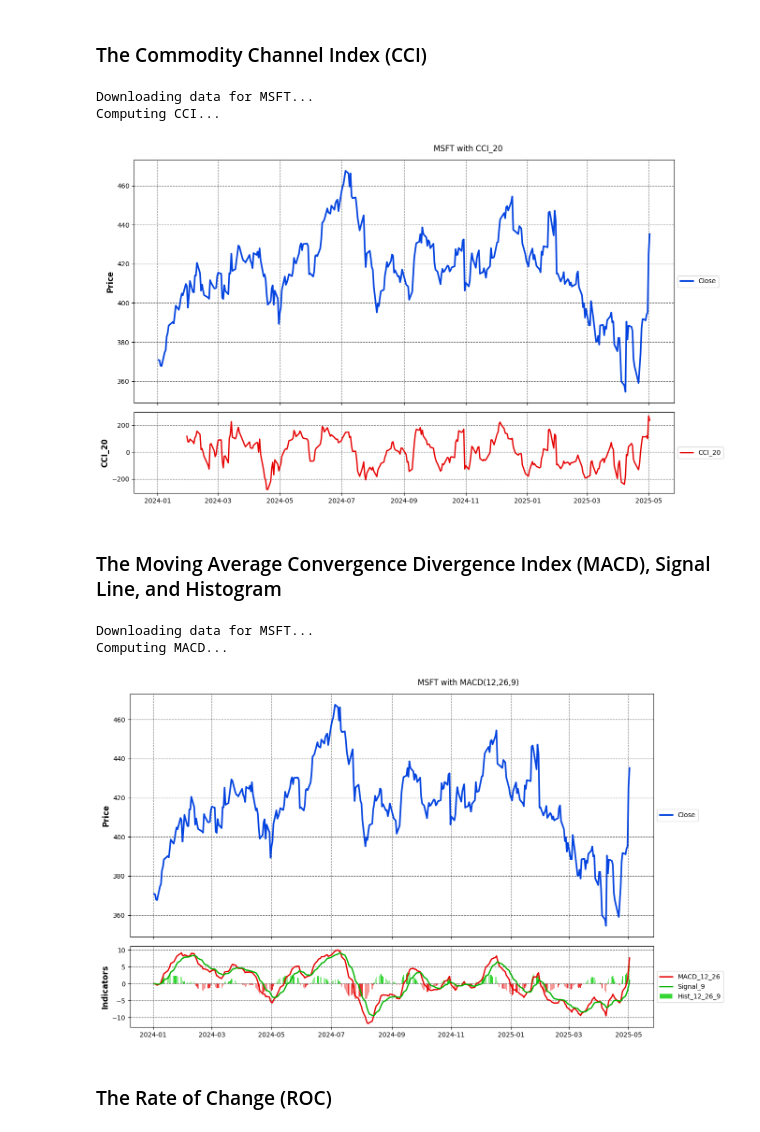
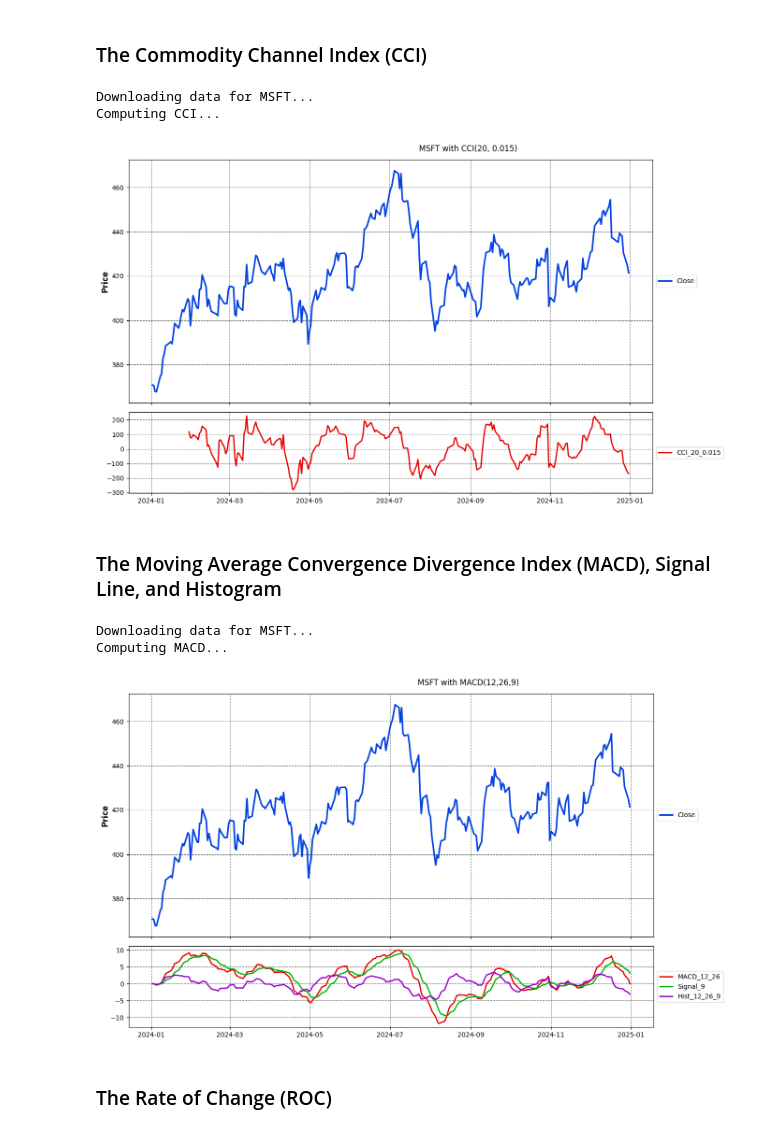
Before and after one commit to BSoybilgen/simple-trade, a Jupyter notebook: examples/indicators/example_momentum_indicators.ipynb, the cells around one changed output. Drawn from its saved outputs; the diff is of its cells as text; code cells hidden in the pictures.

```diff
--- a/examples/indicators/example_momentum_indicators.ipynb
+++ b/examples/indicators/example_momentum_indicators.ipynb
@@ -17,64 +17,77 @@ plotter = IndicatorPlotter()
 # %%
 # Step 1: Download data
 symbol = 'MSFT'
 start = '2024-01-01'
+end = '2025-01-01'
 interval = '1d'
 print(f"\nDownloading data for {symbol}...")
-data = download_data(symbol, start, interval=interval)
+data = download_data(symbol, start, end, interval=interval)
 
 # Step 2: Calculate indicator
+window=20
+constant=0.015
 data = compute_indicator(
     data=data,
     indicator='cci',
-    window=20,
-    constant=0.015,
+    window=window,
+    constant=constant,
+    high_col="High",
+    low_col="Low",
+    close_col="Close"
+
 )
 
 # Step 3: Plot the indicator
-columns = ['CCI_20']
+columns = [f'CCI_{window}_{constant}']
 fig = plotter.plot_results(
         data,
         price_col='Close',
         column_names=columns,
         plot_on_subplot=True,
-        title=f"{symbol} with CCI_20"
+        title=f"{symbol} with CCI({window}, {constant})"
     )
 # %% [output]
 Downloading data for MSFT...
 Computing CCI...
-[figure, old version]
+[figure, new version]
 # %% [markdown]
 ### The Moving Average Convergence Divergence Index (MACD), Signal Line, and Histogram
 # %%
 # Step 1: Download data
 symbol = 'MSFT'
 start = '2024-01-01'
+end = '2025-01-01'
 interval = '1d'
 print(f"\nDownloading data for {symbol}...")
-data = download_data(symbol, start, interval=interval)
+data = download_data(symbol, start, end, interval=interval)
 
 # Step 2: Calculate indicator
+window_fast=12
+window_slow=26
+window_signal=9
 data = compute_indicator(
     data=data,
     indicator='macd',
-    window_fast=12,
-    window_slow=26,
-    window_signal=9
+    window_fast=window_fast,
+    window_slow=window_slow,
+    window_signal=window_signal,
+    close_col='Close'
 )
 
 # Step 3: Plot the indicator
-columns = ['MACD_12_26', 'Signal_9', 'Hist_12_26_9']
+columns = [f'MACD_{window_fast}_{window_slow}', f'Signal_{window_signal}',
+           f'Hist_{window_fast}_{window_slow}_{window_signal}']
 fig = plotter.plot_results(
         data,
         price_col='Close',
         column_names=columns,
         plot_on_subplot=True,
-        title=f"{symbol} with MACD(12,26,9)"
+        title=f"{symbol} with MACD({window_fast},{window_slow},{window_signal})"
     )
 # %% [output]
 Downloading data for MSFT...
 Computing MACD...
-[figure, old version]
+[figure, new version]
 # %% [markdown]
 ### The Rate of Change (ROC)
 # %%
```
Also changed, not shown: parts of 3 cells of this notebook, 38 other files.
